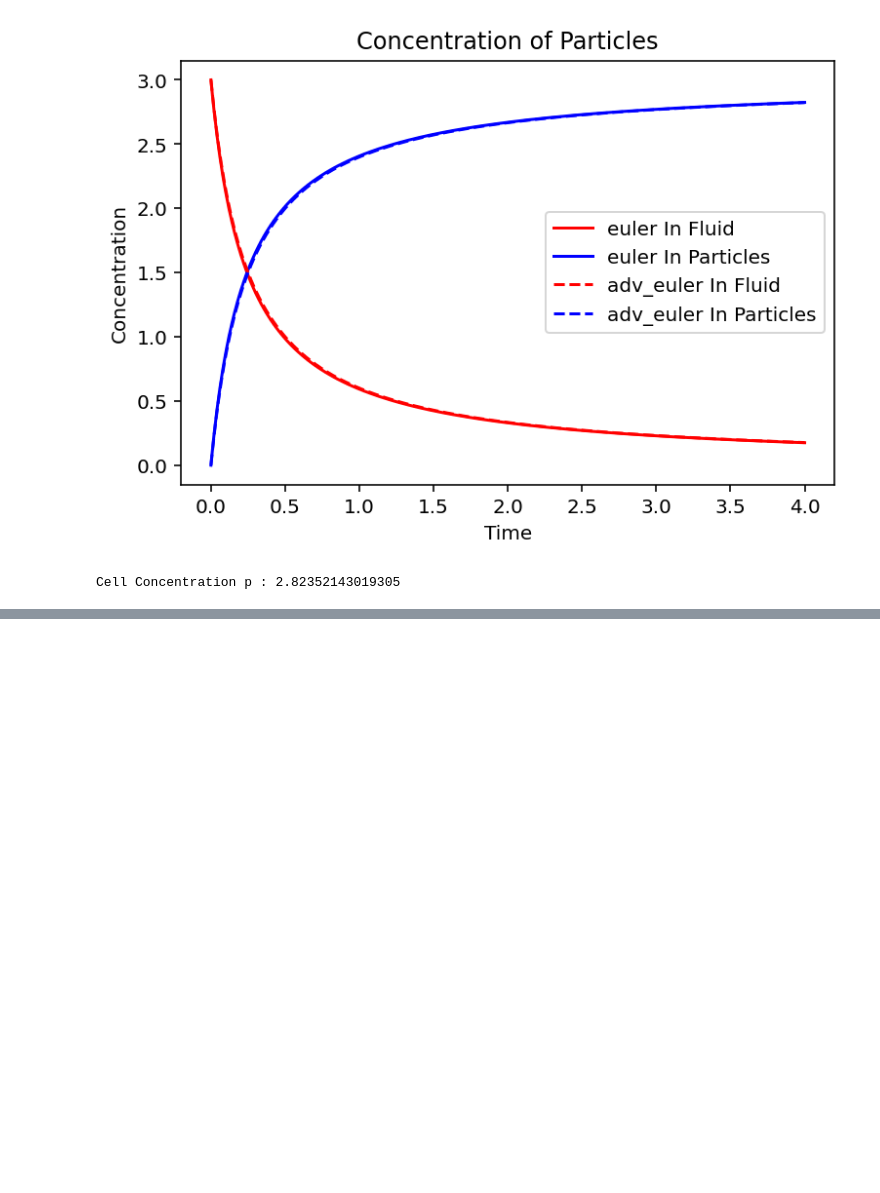
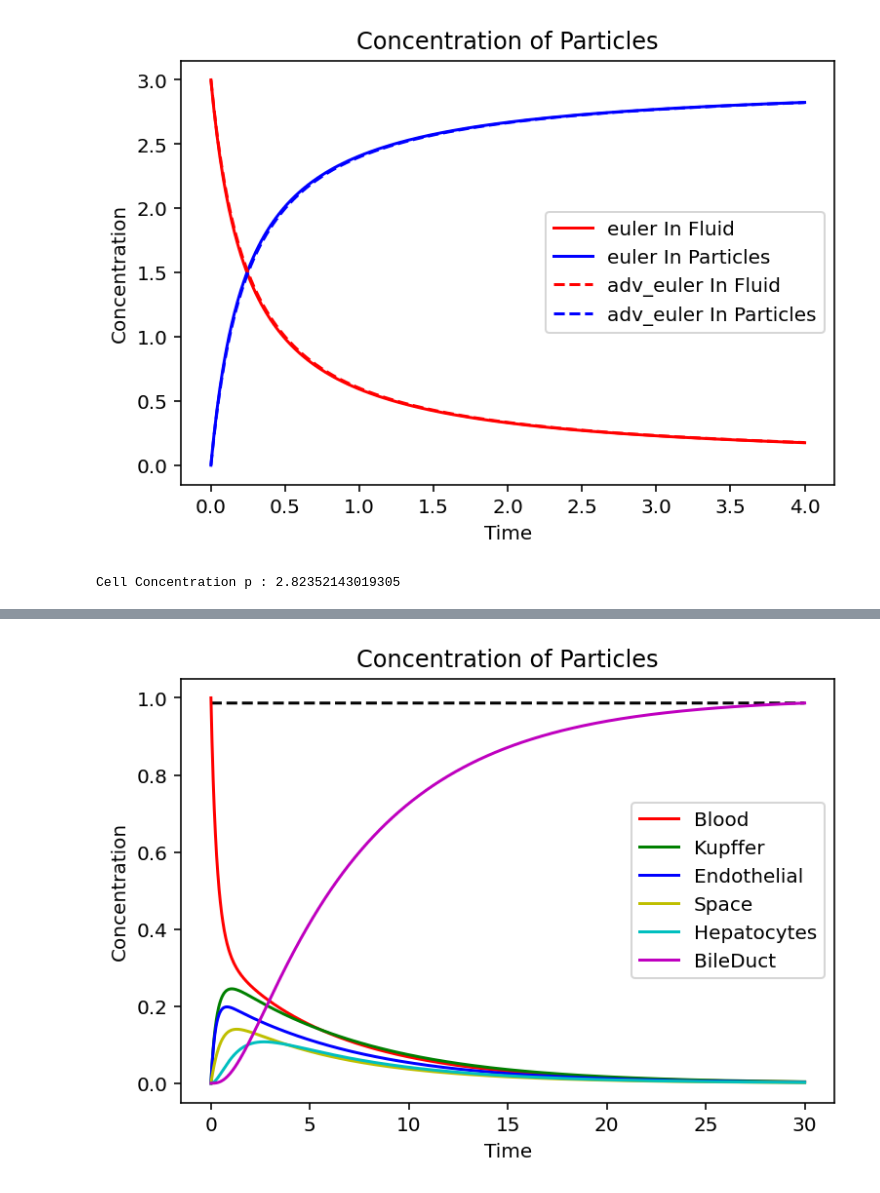
Before and after one commit to lich2000117/NanoParticles-Modelling, a Jupyter notebook: Code/Final_Model.ipynb, the cells around one changed output, grey strips where cells are left out. Drawn from its saved outputs; the diff is of its cells as text; code cells hidden in the pictures; blank space fills up the shorter version.

```diff
--- a/Code/Final_Model.ipynb
+++ b/Code/Final_Model.ipynb
@@ -130,22 +132,23 @@ Cell Concentration p : 2.82352143019305
 # %%
   ## Define Stuctures
 class Particle:
-    def __init__(self, type, size, ):
-        self.type=type
+    def __init__(self, Ctype, size):
+        self.type = Ctype
         self.size = size
 
     def get_type(self):
-        print(self.type)
+        print(self.Ctype)
 
 class Cell:
-    def __init__(self, r_in, r_out, max_capacity, init_concentration):
+    def __init__(self, r_in, r_out, max_capacity, init_concentration, surface_coverage):
         self.r_in = r_in
         self.r_out = r_out
         self.capacity = max_capacity
         self.concentration = init_concentration
         self.u = []
+        self.SC = surface_coverage
 
-class fluid:
+class Fluid:
     def __init__(self, r, init_concentration):
         self.r = r
         self.concentration = init_concentration
@@ -295,0 +296,73 @@ print("Cell Concentration p :", ode.get_cell_concentration())
+# %%
+## Define Values
+STEP_SIZE = 0.001
+TARGET_TIME = 30
+
+## data set up
+particle_data = {
+    "Test_Particle":{
+        "Particle_Type": "Non-Biodegradable",
+        "ParticleSize": 3,
+    }
+}
+
+fluid_data = {
+    "Blood":{
+        "rate_association": 1,
+        "init_concentration":1,
+    },
+    "Space":{
+        "rate_association": 1,
+        "init_concentration":0,
+    },
+    "BileDuct":{
+        "rate_association": 1,
+        "init_concentration":0,
+    },
+}
+cell_data = {
+    "Kupffer":{
+        "rate_in":1,
+        "rate_out":1,
+        "max_capacity":1,
+        "initial_concentration":0,
+        "surface_coverage": 1,
+    },
+    "Endothelial":{
+        "rate_in":1,
+        "rate_out":1,
+        "max_capacity":1,
+        "initial_concentration":0,
+        "surface_coverage": 1,
+    },
+    "Hepatocytes":{
+        "rate_in":1,
+        "rate_out":1,
+        "max_capacity":1,
+        "initial_concentration":0,
+        "surface_coverage": 1,
+    },
+}
+
+#### Initialize Types
+def Initialize_ODE(particle_data, fluid_data, cell_data):
+    """Initialize the ODE function with given data, call ode.solve() to solve it later"""
+    #Particle
+    Par = Particle(particle_data["Test_Particle"]["Particle_Type"], particle_data["Test_Particle"]["ParticleSize"])
+    #Fluid
+    Blood = Fluid(fluid_data["Blood"]["rate_association"], fluid_data["Blood"]["init_concentration"])
+    Space = Fluid(fluid_data["Space"]["rate_association"], fluid_data["Space"]["init_concentration"])
+    BileDuct = Fluid(fluid_data["BileDuct"]["rate_association"], fluid_data["BileDuct"]["init_concentration"])
+    #Cell
+    Kupffer = Cell(cell_data["Kupffer"]["rate_in"], cell_data["Kupffer"]["rate_out"], cell_data["Kupffer"]["max_capacity"], cell_data["Kupffer"]["initial_concentration"], cell_data["Hepatocytes"]["surface_coverage"])
+    Endothelial = Cell(cell_data["Endothelial"]["rate_in"], cell_data["Endothelial"]["rate_out"], cell_data["Endothelial"]["max_capacity"], cell_data["Endothelial"]["initial_concentration"], cell_data["Hepatocytes"]["surface_coverage"])
+    Hepatocytes = Cell(cell_data["Hepatocytes"]["rate_in"], cell_data["Hepatocytes"]["rate_out"], cell_data["Hepatocytes"]["max_capacity"], cell_data["Hepatocytes"]["initial_concentration"], cell_data["Hepatocytes"]["surface_coverage"])
+    ### Call Function
+    return ODE_Liver_Particle(STEP_SIZE, TARGET_TIME, Par, Blood, Kupffer, Endothelial, Space, Hepatocytes, BileDuct, particle_data, fluid_data, cell_data)
+
+
+ode = Initialize_ODE(particle_data, fluid_data, cell_data)
+ode.solve()
+ode.plot_integral()
+print("Concentration p of BileDuct:", ode.get_concentration(ode.BileDuct))
+# %% [output]
@@ -295,0 +382 @@ print("Cell Concentration p :", ode.get_cell_concentration())
+[figure, added]
```
Also changed, not shown: parts of 14 cells of this notebook.
